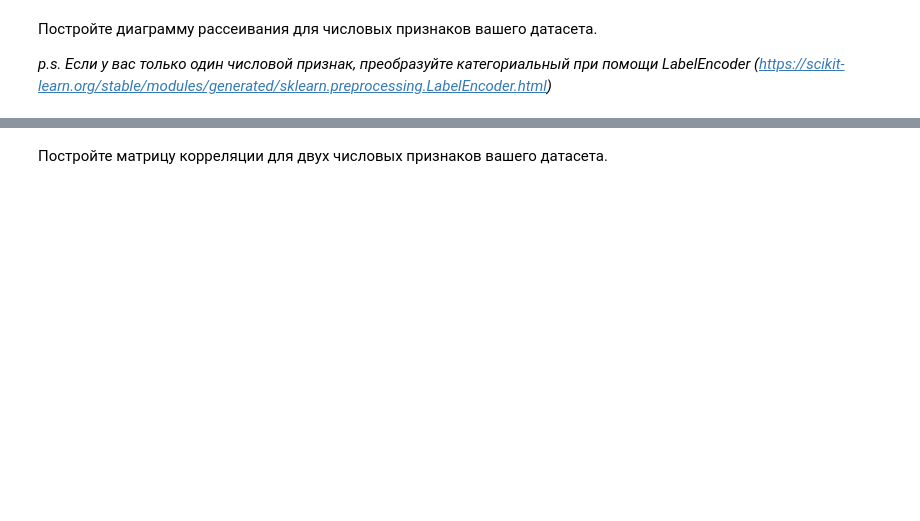
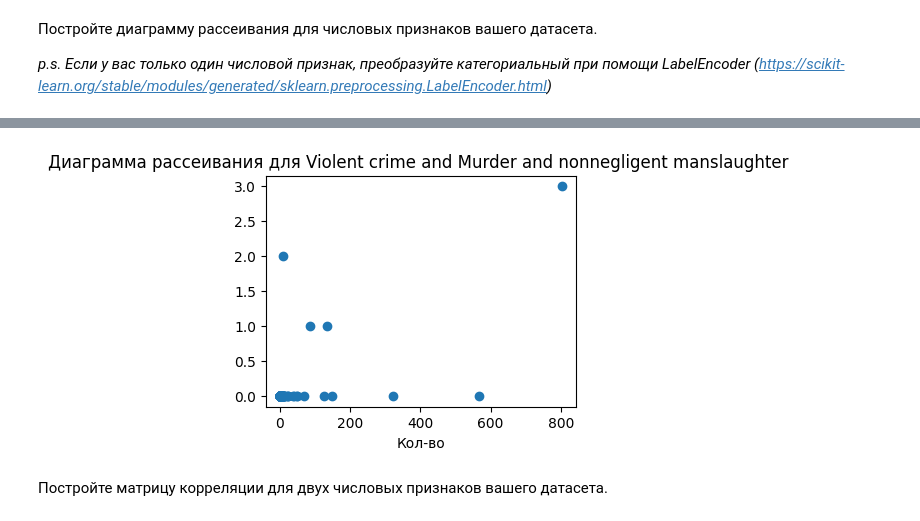
Before and after one commit to h8erqqq/ML, a Jupyter notebook: lab2/Задание_2.ipynb, the cells around one changed output, grey strips where cells are left out. Saved outputs shown, nothing was run; the diff lists cells and outputs as text; code cells hidden in the pictures; blank space fills up the shorter version.

```diff
--- a/lab2/Задание_2.ipynb
+++ b/lab2/Задание_2.ipynb
@@ -111,3 +254,17 @@ Example: видим, что среднее и отклонение различ
+# %%
+"""
+
+Ваш код здесь
+
+"""
+plt.figure(figsize=(4, 3))
+plt.scatter(df['Violent crime'], df['Murder and nonnegligent manslaughter'])
+plt.title('Диаграмма рассеивания для Violent crime and Murder and nonnegligent manslaughter ')
+plt.xlabel('Кол-во')
+plt.ylabel('')
+plt.show()
+# %% [output]
+[figure, added]
 # %% [markdown]
 Постройте матрицу корреляции для двух числовых признаков вашего датасета.
 # %%
```
Also changed, not shown: parts of 26 cells of this notebook.
